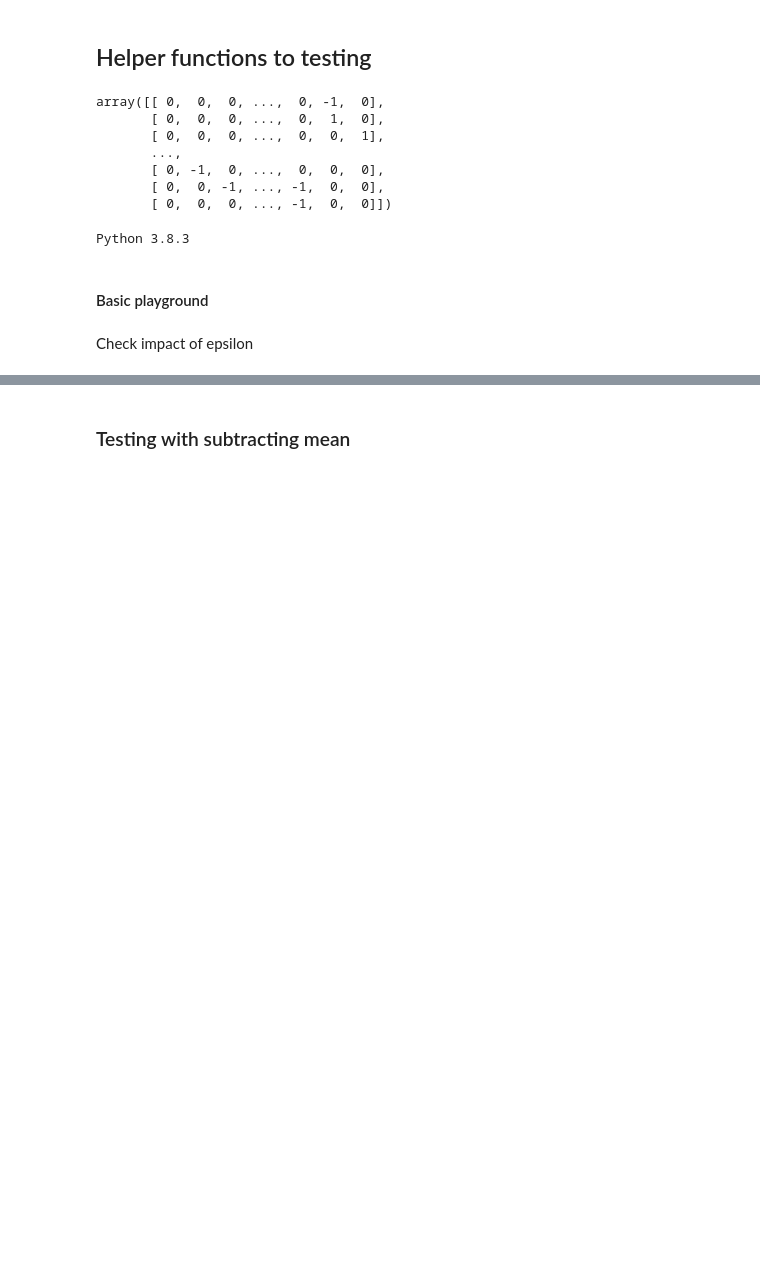
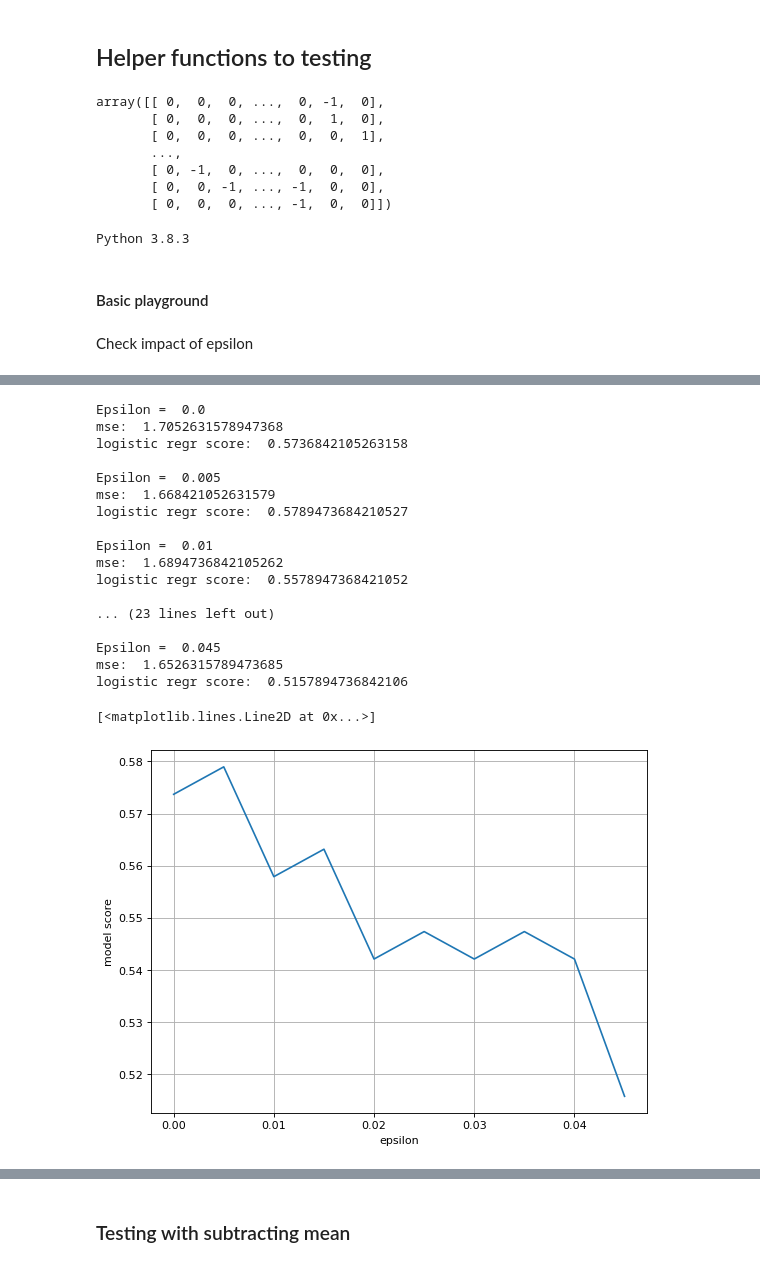
Before and after one commit to kpuchalskixiv/Impact-of-market-microstructure-on-stock-price, a Jupyter notebook: Thesis.ipynb, the cells around one changed output, grey strips where cells are left out. Saved outputs shown, nothing was run; the diff lists cells and outputs as text; code cells hidden in the pictures; blank space fills up the shorter version.

```diff
--- a/Thesis.ipynb
+++ b/Thesis.ipynb
@@ -1428,0 +1526,30 @@ decision tree score train:  0.6197368421052631
+# %%
+scores=[]
+for epsilon in epsilons:
+    print('\nEpsilon = ',epsilon)
+    scores.append(test_logistic_regr_classic(X, np.copy(y),split_percent, epsilon, True))
+#AFTER SCALING
+figure(figsize=(8, 6), dpi=80)
+plt.axes(xlabel='epsilon', ylabel='model score')
+plt.grid()
+plt.plot(epsilons, scores)
+# %% [output]
+Epsilon =  0.0
+mse:  1.7052631578947368
+logistic regr score:  0.5736842105263158
+
+Epsilon =  0.005
+mse:  1.668421052631579
+logistic regr score:  0.5789473684210527
+
+Epsilon =  0.01
+mse:  1.6894736842105262
+logistic regr score:  0.5578947368421052
+
+... (23 lines left out)
+
+Epsilon =  0.045
+mse:  1.6526315789473685
+logistic regr score:  0.5157894736842106
+[<matplotlib.lines.Line2D at 0x...>]
+[figure, added]
```
Also changed, not shown: parts of 10 cells of this notebook.
